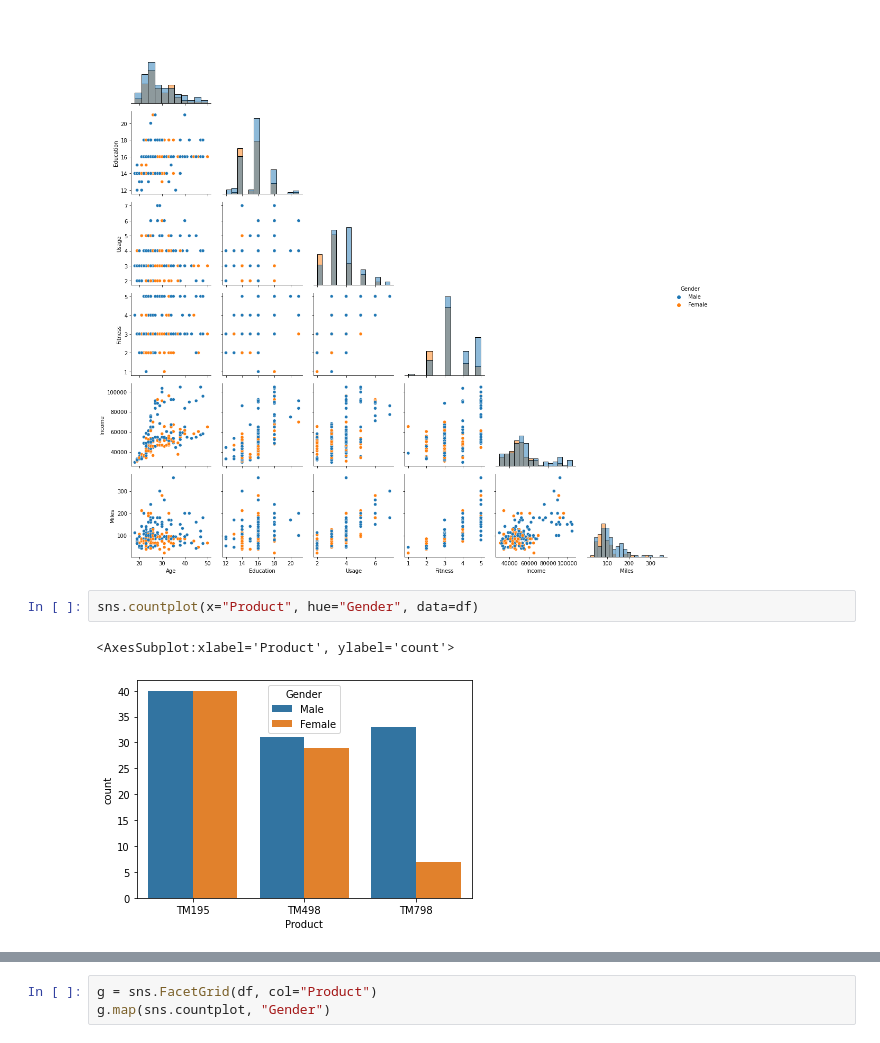
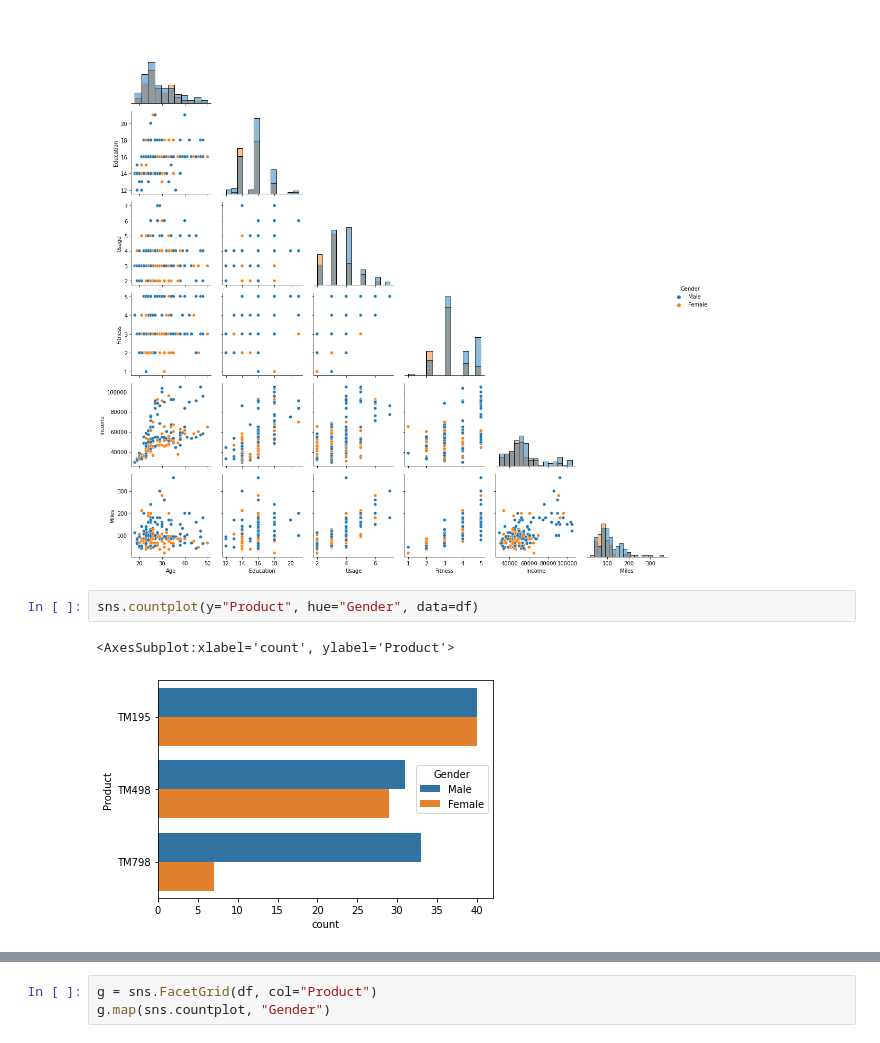
Before and after one commit to FrankS36/Cardio-Good-Fitness-Case-Study, a Jupyter notebook: CardioGoodFitness.ipynb, the cells around one changed output, grey strips where cells are left out. Cells and saved outputs as stored; diff of their text form.

```diff
--- a/CardioGoodFitness.ipynb
+++ b/CardioGoodFitness.ipynb
@@ -259,7 +593,7 @@ g.add_legend()
 <seaborn.axisgrid.PairGrid at 0x...>
 [figure]
 # %%
-sns.countplot(x="Product", hue="Gender", data=df)
+sns.countplot(y="Product", hue="Gender", data=df)
 # %% [output]
-<AxesSubplot:xlabel='Product', ylabel='count'>
+<AxesSubplot:xlabel='count', ylabel='Product'>
-[figure, old version]
+[figure, new version]
```
Also changed, not shown: parts of 107 cells of this notebook.
